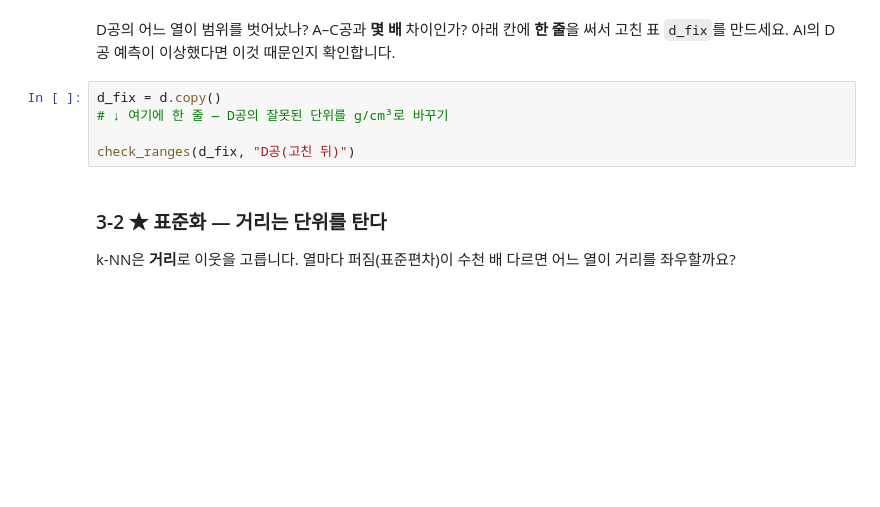
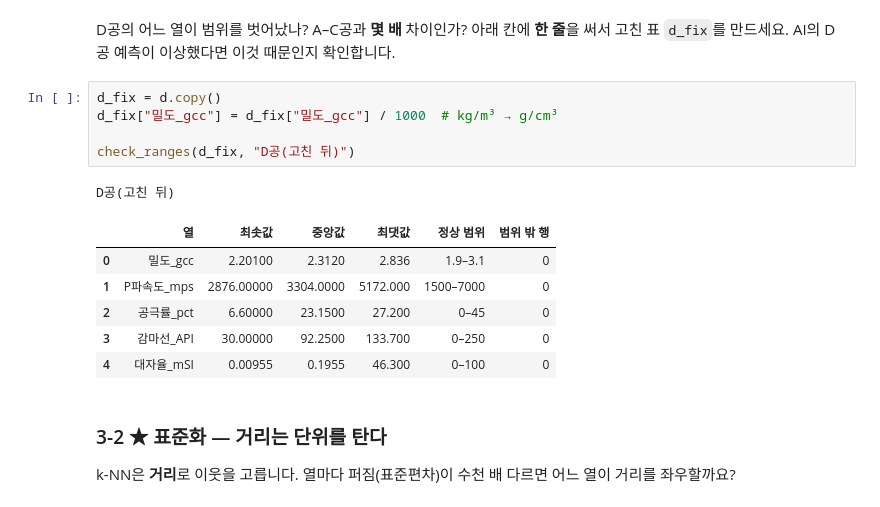
Before and after one commit to tykimuj33/basic-geological-data-science, a Jupyter notebook: 실습5/기계학습실습_시작노트북_10주차.ipynb, the cells around one changed output. Drawn from its saved outputs; the diff is of its cells as text; blank space fills up the shorter version.

```diff
--- a/실습5/기계학습실습_시작노트북_10주차.ipynb
+++ b/실습5/기계학습실습_시작노트북_10주차.ipynb
@@ -240,9 +343,17 @@ check_ranges(d, "D공")
 D공의 어느 열이 범위를 벗어났나? A–C공과 **몇 배** 차이인가? 아래 칸에 **한 줄**을 써서 고친 표 `d_fix`를 만드세요. AI의 D공 예측이 이상했다면 이것 때문인지 확인합니다.
 # %%
 d_fix = d.copy()
-# ↓ 여기에 한 줄 — D공의 잘못된 단위를 g/cm³로 바꾸기
+d_fix["밀도_gcc"] = d_fix["밀도_gcc"] / 1000  # kg/m³ → g/cm³
 
 check_ranges(d_fix, "D공(고친 뒤)")
+# %% [output]
+D공(고친 뒤)
+|  | 열 | 최솟값 | 중앙값 | 최댓값 | 정상 범위 | 범위 밖 행 |
+| 0 | 밀도_gcc | 2.20100 | 2.3120 | 2.836 | 1.9–3.1 | 0 |
+| 1 | P파속도_mps | 2876.00000 | 3304.0000 | 5172.000 | 1500–7000 | 0 |
+| 2 | 공극률_pct | 6.60000 | 23.1500 | 27.200 | 0–45 | 0 |
+| 3 | 감마선_API | 30.00000 | 92.2500 | 133.700 | 0–250 | 0 |
+| 4 | 대자율_mSI | 0.00955 | 0.1955 | 46.300 | 0–100 | 0 |
 # %% [markdown]
 ### 3-2 ★ 표준화 — 거리는 단위를 탄다
 k-NN은 **거리**로 이웃을 고릅니다. 열마다 퍼짐(표준편차)이 수천 배 다르면 어느 열이 거리를 좌우할까요?
```
Also changed, not shown: parts of 21 cells of this notebook, 3 other files.
